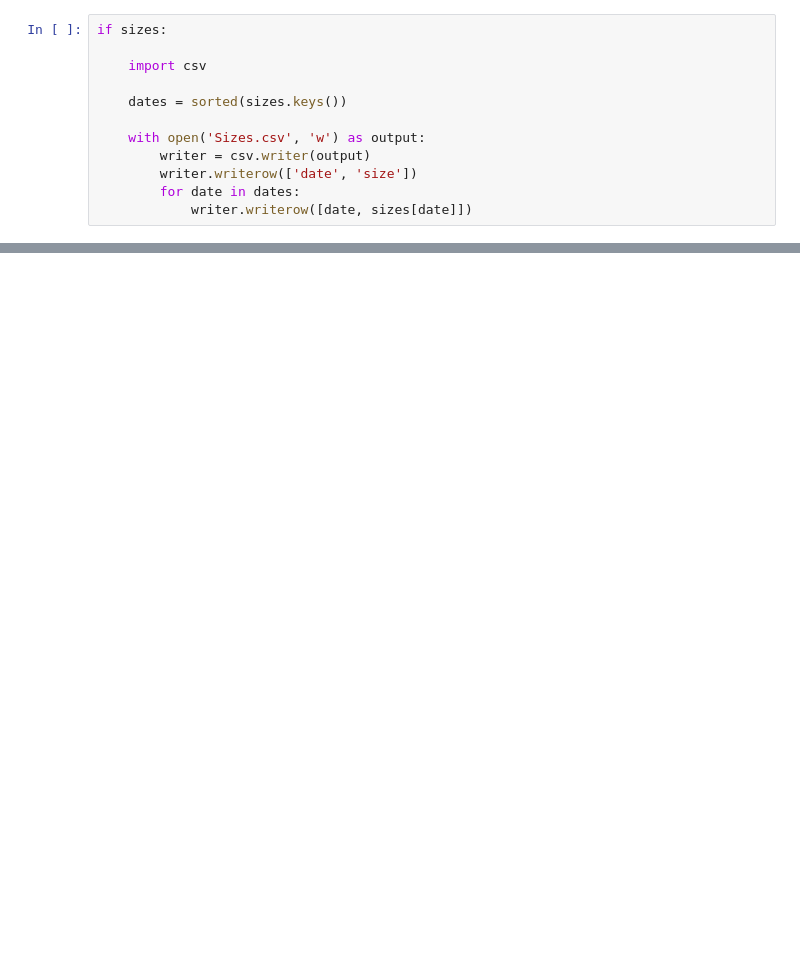
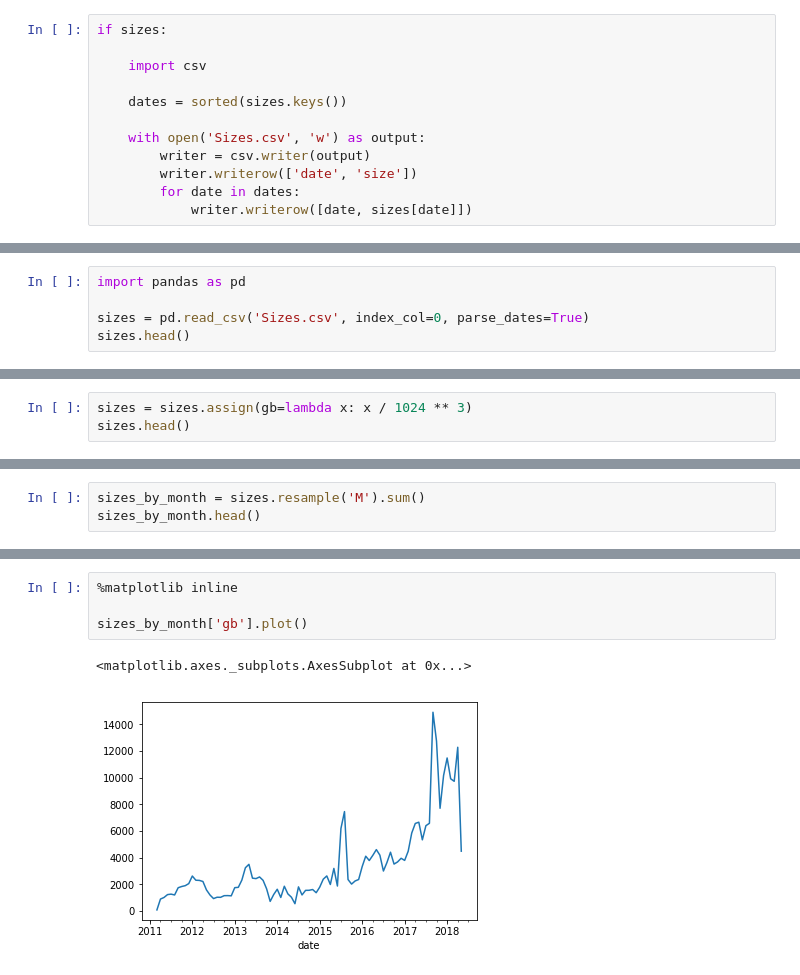
Before and after one commit to edsu/spn, a Jupyter notebook: Sizes.ipynb, the cells around one changed output, grey strips where cells are left out. Drawn from its saved outputs; the diff is of its cells as text; blank space fills up the shorter version.

Commit message:
added pandas

```diff
--- a/Sizes.ipynb
+++ b/Sizes.ipynb
@@ -70,0 +147,5 @@ if sizes:
+# %%
+import pandas as pd
+
+sizes = pd.read_csv('Sizes.csv', index_col=0, parse_dates=True)
+sizes.head()
@@ -70,0 +162,3 @@ if sizes:
+# %%
+sizes = sizes.assign(gb=lambda x: x / 1024 ** 3)
+sizes.head()
@@ -70,0 +191,3 @@ if sizes:
+# %%
+sizes_by_month = sizes.resample('M').sum()
+sizes_by_month.head()
@@ -70,0 +202,7 @@ if sizes:
+# %%
+%matplotlib inline
+
+sizes_by_month['gb'].plot()
+# %% [output]
+<matplotlib.axes._subplots.AxesSubplot at 0x...>
+[figure, added]
```
Also changed, not shown: parts of 34 cells of this notebook, 2 other files.
